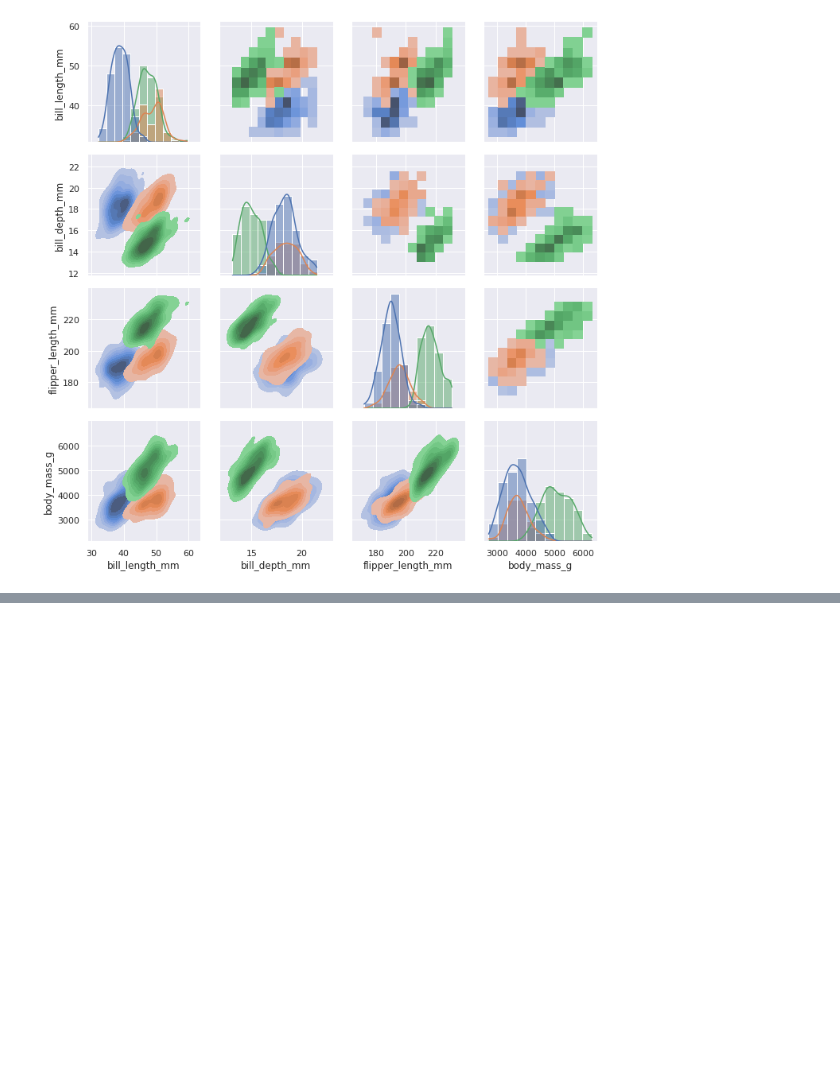
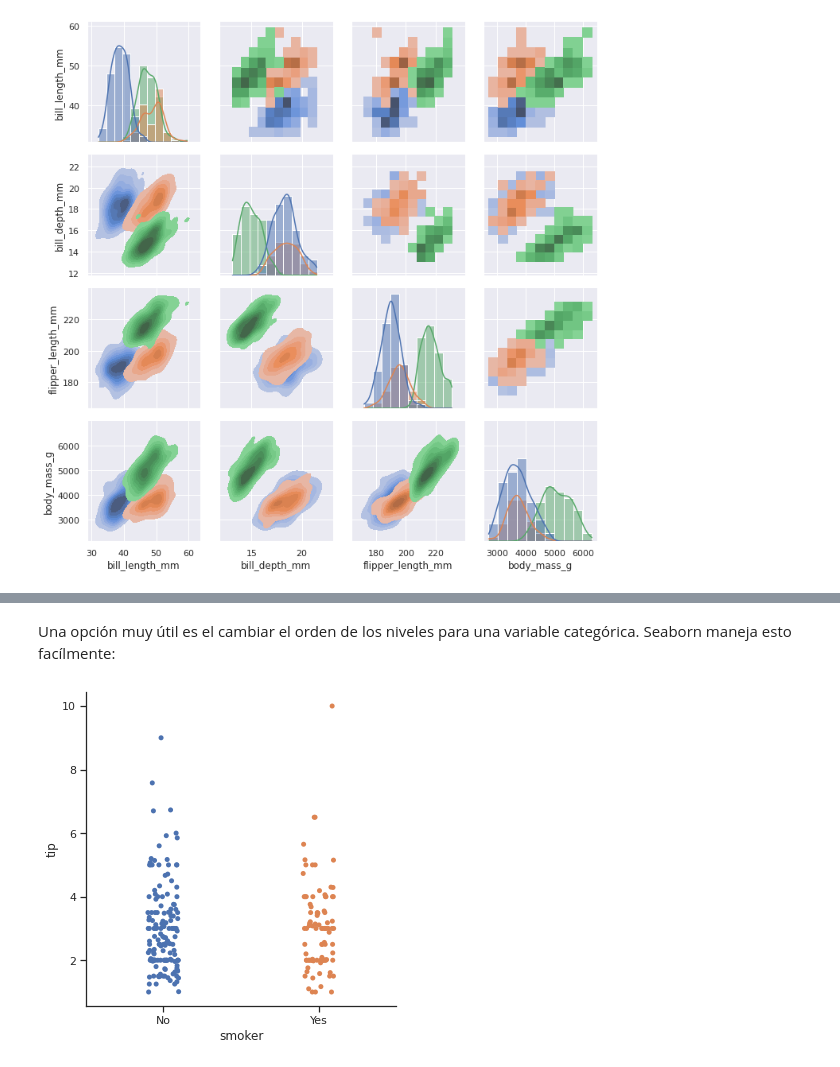
Before and after one commit to luisbarboza27/Notebooks_CA0502, a Jupyter notebook: Semana_5_2.ipynb, the cells around one changed output, grey strips where cells are left out. Cells and saved outputs as stored; diff of their text form; code cells hidden in the pictures; blank space fills up the shorter version.

```diff
--- a/Semana_5_2.ipynb
+++ b/Semana_5_2.ipynb
@@ -414,0 +453,6 @@ g.map_diag(sns.histplot, kde=True)
+# %% [markdown]
+Una opción muy útil es el cambiar el orden de los niveles para una variable categórica. Seaborn maneja esto facílmente:
+# %%
+sns.catplot(x="smoker", y="tip", order=["No", "Yes"], data=tips);
+# %% [output]
+[figure, added]
```
Also changed, not shown: parts of 57 cells of this notebook.
